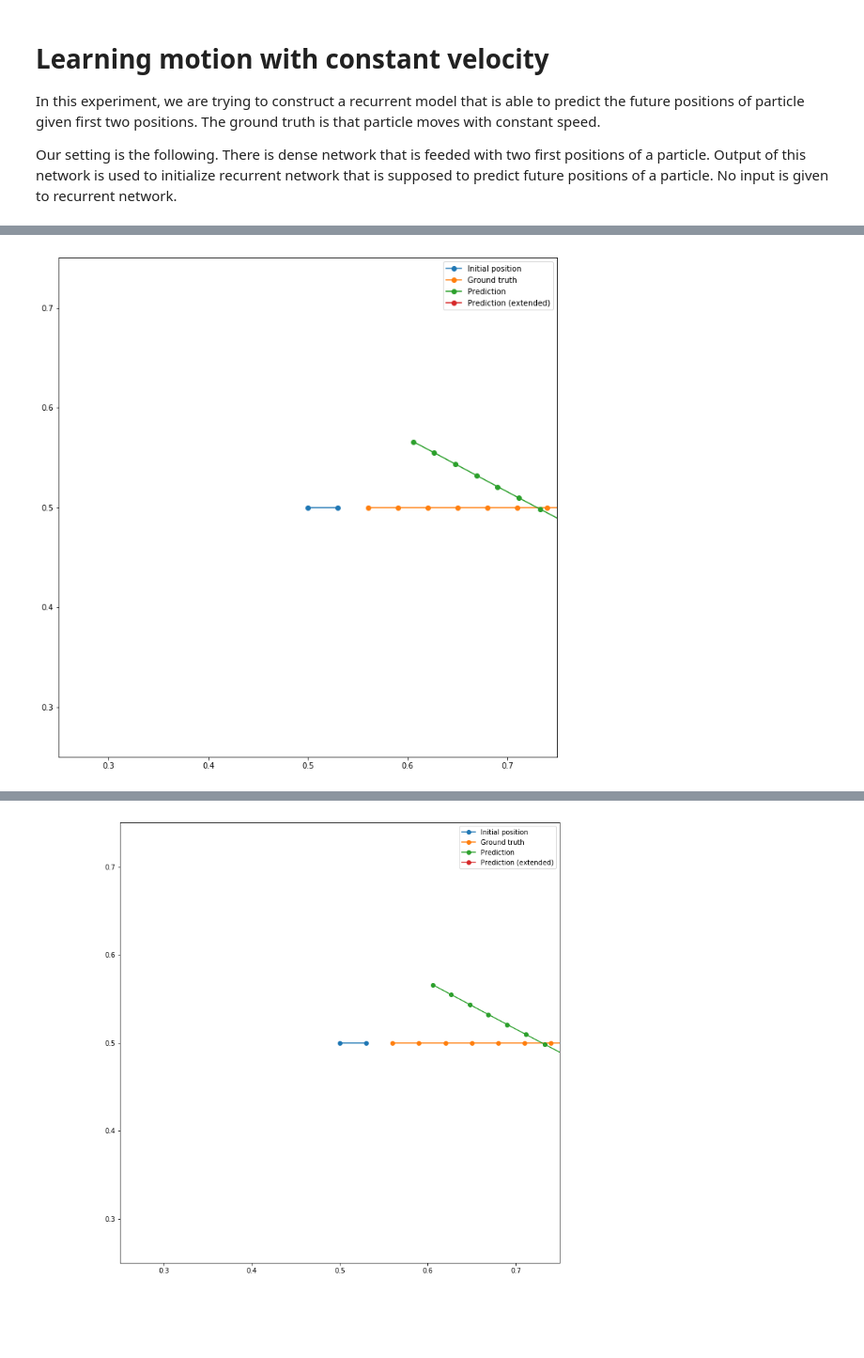
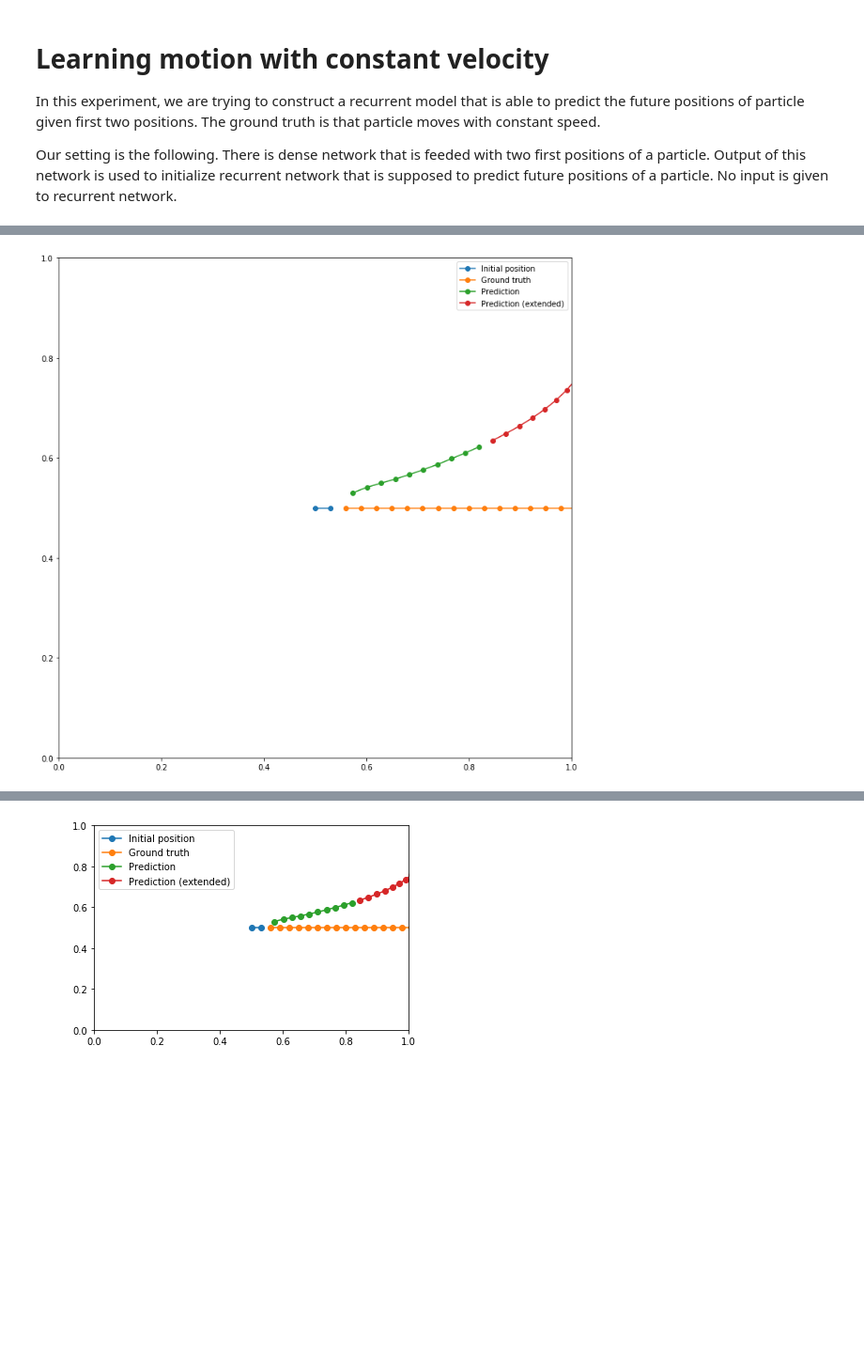
Before and after one commit to ischurov/TheConsciousnessPrior, a Jupyter notebook: src/misc/billiard-coords/Constant Velocity.ipynb, the cells around one changed output, grey strips where cells are left out. Shown at 94% size. Drawn from its saved outputs; the diff is of its cells as text; code cells hidden in the pictures; blank space fills up the shorter version.

```diff
--- a/src/misc/billiard-coords/Constant Velocity.ipynb
+++ b/src/misc/billiard-coords/Constant Velocity.ipynb
@@ -37,9 +37,8 @@ def get_data(num_samples, timesteps, vnorm=0.03, x0=None, phi0=None):
     fake_data = np.zeros_like(target_data)
     return input_data, fake_data, target_data
 # %%
-num_samples = 100000
+num_samples = 10000
 timesteps = 10
-input_data, fake_data, target_data = get_data(num_samples, timesteps,
-                                              vnorm=0.01)
+input_data, fake_data, target_data = get_data(num_samples, timesteps)
 # %%
 from keras.models import Model, Sequential
@@ -57,6 +58,6 @@ plt.plot(target_data[sample][:, 0], target_data[sample][:, 1], 'o')
 # %%
 epochs = 100
-latent_dim = 4
+latent_dim = 16
 batch_size = 64
 
 print('Number of samples:', len(input_data))
@@ -68,35 +69,26 @@ inputs = Input(shape=(2, 2))
 
 initializer = Sequential()
 initializer.add(Flatten(batch_input_shape=inputs.shape.as_list()))
-# initializer.add(Dense(latent_dim,
-#                 activation=None))
-initializer.add(Dense(latent_dim, name='init_state'))
+initializer.add(Dense(latent_dim,
+                activation='relu'))
+initializer.add(Dense(latent_dim))
 
 init_state = initializer(inputs)
 
-# initializer_mem = Sequential()
-# initializer_mem.add(Flatten(batch_input_shape=inputs.shape.as_list()))
-# initializer_mem.add(Dense(latent_dim,
-#                 activation='relu'))
-# initializer_mem.add(Dense(latent_dim))
-
-# init_mem = initializer_mem(inputs)
-
-recurrent = SimpleRNN(latent_dim, return_sequences=True, return_state=True,
-                     activation=None)
-recurrent_dense = Dense(target_data.shape[2], name='rec_out')
+recurrent = GRU(latent_dim, return_sequences=True, return_state=True)
+recurrent_dense = Dense(target_data.shape[2])
 
 fake_input = Input(shape=(None, fake_data.shape[2]))
 
-recurrent_outputs, *_= recurrent(fake_input, initial_state=init_state)
+recurrent_outputs, _= recurrent(fake_input, initial_state=init_state)
 recurrent_outputs = recurrent_dense(recurrent_outputs)
 
 # Define the model that will turn
 # `encoder_input_data` & `decoder_input_data` into `decoder_target_data`
-model = Model([inputs, fake_input], [recurrent_outputs, init_state])
+model = Model([inputs, fake_input], recurrent_outputs)
 
 # Run training
-model.compile(optimizer='rmsprop', loss=['mse', None])
+model.compile(optimizer='rmsprop', loss='mse')
 
 model.fit([input_data, fake_data], target_data,
           batch_size=batch_size,
@@ -134,9 +126,8 @@ def plot_traj(traj, mode='-', ax=None, label=None):
 fig = plt.figure(figsize=(12, 12))
 ax = fig.add_subplot(111)
 def draw(theta, ax):
-    ax.set_xlim(0.25, 0.75)
-    ax.set_ylim(0.25, 0.75)
-    ax.set_aspect('equal')
+    ax.set_xlim(0, 1)
+    ax.set_ylim(0, 1)
     test_input_data, test_fake_data, test_target_data = get_data(
         1, timesteps * 2, x0=np.array([[0.5, 0.5]]), phi0 = np.array([theta]))
     prediction = model.predict([test_input_data,
@@ -144,40 +135,39 @@ def draw(theta, ax):
     plot_traj(test_input_data[0], mode='o-', label="Initial position", ax=ax)
     plot_traj(test_target_data[0], mode='o-', label='Ground truth', ax=ax)
     plot_traj(prediction[0, :timesteps], mode='o-', label='Prediction', ax=ax)
-    plot_traj(prediction[0, timesteps-1:], mode='o-',
-              label='Prediction (extended)',
+    plot_traj(prediction[0, timesteps:], mode='o-', label='Prediction (extended)',
                ax=ax)
     plt.legend()
 draw(0, ax)
 # %% [output]
-[figure, old version]
+[figure, new version]
 # %%
 import matplotlib.animation as animation
 from IPython.display import HTML
 
 def show_ani():
     """
     Shows an animation of trajectories for rotating angle
     """
     def ani_frame():
-        fig = plt.figure(figsize=(12, 12))
+        fig = plt.figure()
         ax = fig.add_subplot(111)
         draw(0, ax)
 
         def update_img(n):
             ax.clear()
             draw(n/10, ax=ax)
             return ax
 
         ani = animation.FuncAnimation(fig, update_img, 100,
                                       interval=100)
         writer = animation.writers['ffmpeg'](fps=30)
 
         return ani
 
     ani = ani_frame()
     return HTML(ani.to_html5_video())
 show_ani()
 # %% [output]
 [interactive output not drawn]
-[figure, old version]
+[figure, new version]
```
Also changed, not shown: parts of 3 cells of this notebook.
